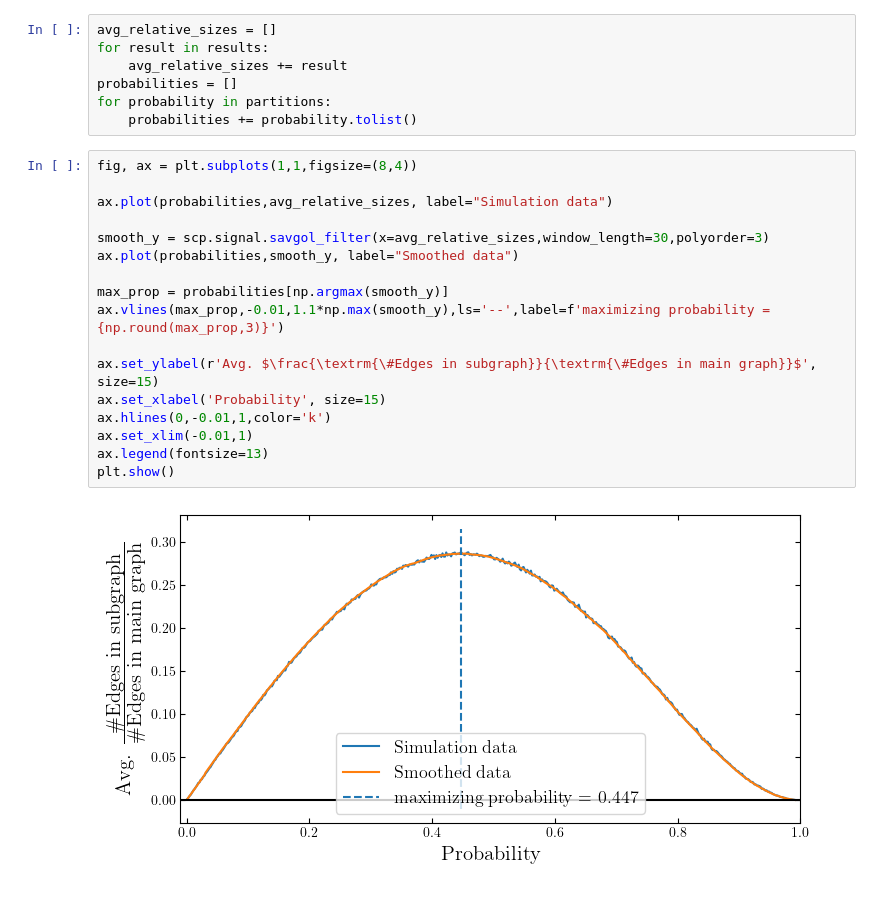
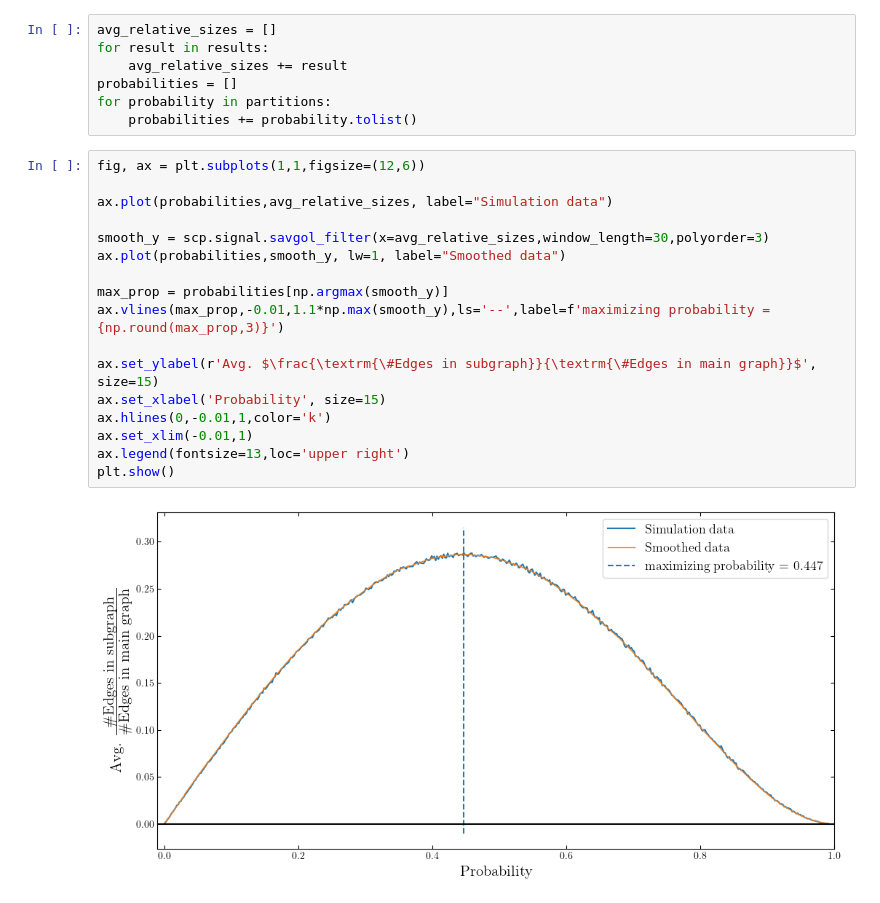
Before and after one commit to seba2390/RandomizedAlgorithms2023, a Jupyter notebook: Project 3/MaximumDegreeConstrainedSubgraphs.ipynb, the cells around one changed output. Drawn from its saved outputs; the diff is of its cells as text.

```diff
--- a/Project 3/MaximumDegreeConstrainedSubgraphs.ipynb
+++ b/Project 3/MaximumDegreeConstrainedSubgraphs.ipynb
@@ -129,21 +129,21 @@ probabilities = []
 for probability in partitions:
     probabilities += probability.tolist()
 # %%
-fig, ax = plt.subplots(1,1,figsize=(8,4))
+fig, ax = plt.subplots(1,1,figsize=(12,6))
 
 ax.plot(probabilities,avg_relative_sizes, label="Simulation data")
 
 smooth_y = scp.signal.savgol_filter(x=avg_relative_sizes,window_length=30,polyorder=3)
-ax.plot(probabilities,smooth_y, label="Smoothed data")
+ax.plot(probabilities,smooth_y, lw=1, label="Smoothed data")
 
 max_prop = probabilities[np.argmax(smooth_y)]
 ax.vlines(max_prop,-0.01,1.1*np.max(smooth_y),ls='--',label=f'maximizing probability = {np.round(max_prop,3)}')
 
 ax.set_ylabel(r'Avg. $\frac{\textrm{\#Edges in subgraph}}{\textrm{\#Edges in main graph}}$', size=15)
 ax.set_xlabel('Probability', size=15)
 ax.hlines(0,-0.01,1,color='k')
 ax.set_xlim(-0.01,1)
-ax.legend(fontsize=13)
+ax.legend(fontsize=13,loc='upper right')
 plt.show()
 # %% [output]
-[figure, old version]
+[figure, new version]
```
